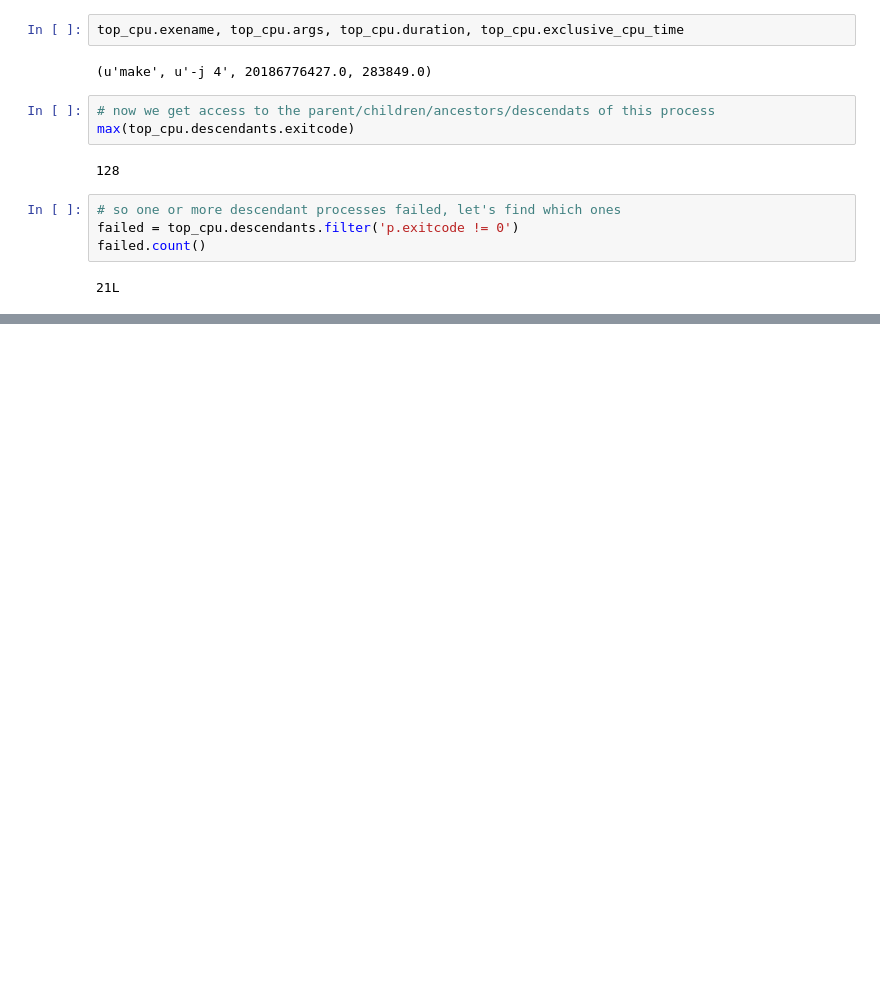
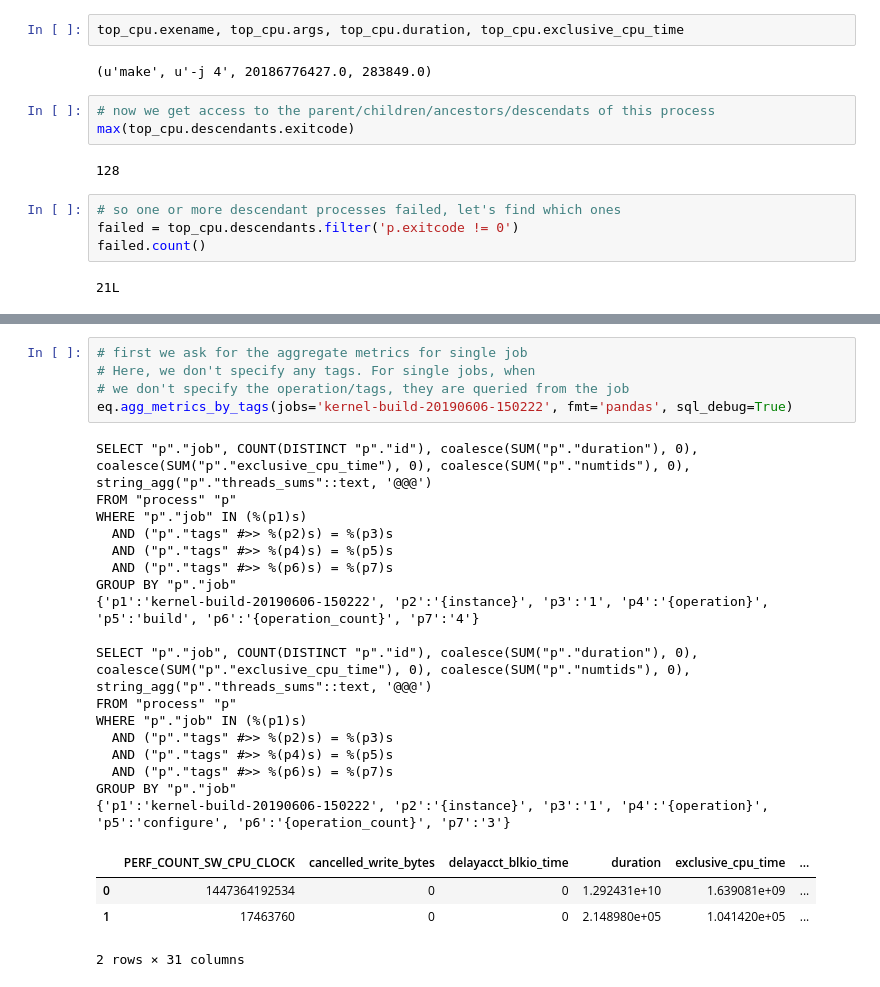
Before and after one commit to ilaflott/epmt, a Jupyter notebook: Query-API.ipynb, the cells around one changed output, grey strips where cells are left out. Cells and saved outputs as stored; diff of their text form; blank space fills up the shorter version.

```diff
--- a/Query-API.ipynb
+++ b/Query-API.ipynb
@@ -647,0 +655,27 @@ df[['exename', 'args', 'start', 'end', 'pid', 'ppid', 'exitcode']]
+# %%
+# first we ask for the aggregate metrics for single job
+# Here, we don't specify any tags. For single jobs, when
+# we don't specify the operation/tags, they are queried from the job
+eq.agg_metrics_by_tags(jobs='kernel-build-20190606-150222', fmt='pandas', sql_debug=True)
+# %% [output]
+SELECT "p"."job", COUNT(DISTINCT "p"."id"), coalesce(SUM("p"."duration"), 0), coalesce(SUM("p"."exclusive_cpu_time"), 0), coalesce(SUM("p"."numtids"), 0), string_agg("p"."threads_sums"::text, '@@@')
+FROM "process" "p"
+WHERE "p"."job" IN (%(p1)s)
+  AND ("p"."tags" #>> %(p2)s) = %(p3)s
+  AND ("p"."tags" #>> %(p4)s) = %(p5)s
+  AND ("p"."tags" #>> %(p6)s) = %(p7)s
+GROUP BY "p"."job"
+{'p1':'kernel-build-20190606-150222', 'p2':'{instance}', 'p3':'1', 'p4':'{operation}', 'p5':'build', 'p6':'{operation_count}', 'p7':'4'}
+
+SELECT "p"."job", COUNT(DISTINCT "p"."id"), coalesce(SUM("p"."duration"), 0), coalesce(SUM("p"."exclusive_cpu_time"), 0), coalesce(SUM("p"."numtids"), 0), string_agg("p"."threads_sums"::text, '@@@')
+FROM "process" "p"
+WHERE "p"."job" IN (%(p1)s)
+  AND ("p"."tags" #>> %(p2)s) = %(p3)s
+  AND ("p"."tags" #>> %(p4)s) = %(p5)s
+  AND ("p"."tags" #>> %(p6)s) = %(p7)s
+GROUP BY "p"."job"
+{'p1':'kernel-build-20190606-150222', 'p2':'{instance}', 'p3':'1', 'p4':'{operation}', 'p5':'configure', 'p6':'{operation_count}', 'p7':'3'}
+|  | PERF_COUNT_SW_CPU_CLOCK | cancelled_write_bytes | delayacct_blkio_time | duration | exclusive_cpu_time | ... |
+| 0 | 1447364192534 | 0 | 0 | 1.292431e+10 | 1.639081e+09 | ... |
+| 1 | 17463760 | 0 | 0 | 2.148980e+05 | 1.041420e+05 | ... |
+2 rows × 31 columns
```
Also changed, not shown: parts of 3 cells of this notebook.
